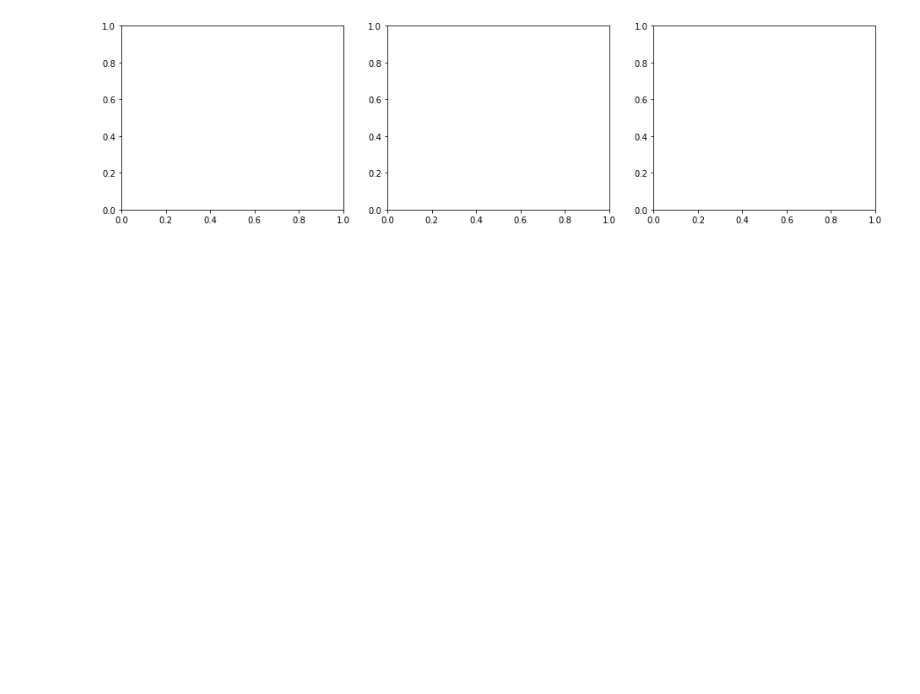
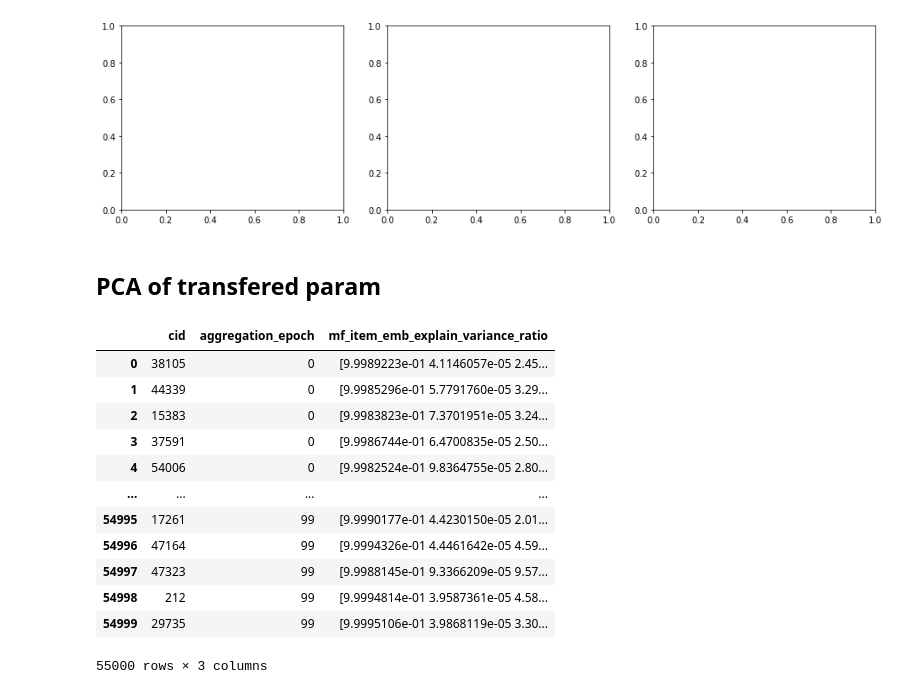
Before and after one commit to tienvu95/LoRA-FedRec, a Jupyter notebook: FederatedTraining/notebooks/WandbViz.ipynb, the cells around one changed output. Cells and saved outputs as stored; diff of their text form; code cells hidden in the pictures; blank space fills up the shorter version.

```diff
--- a/FederatedTraining/notebooks/WandbViz.ipynb
+++ b/FederatedTraining/notebooks/WandbViz.ipynb
@@ -223,3 +224,7 @@ axes[0].legend()
 # %% [output]
 KeyError: 'fedmf64-550-2-229'
 [figure]
+# %% [markdown]
+## PCA of transfered param
+# %%
+df = pd.read_csv("/home/hieunn/workspace/fedrec/LoRA-FedRec/FederatedTraining/outputs/est_pca/pinterest/fedmf32/bs=256_lr=0.5_cl=550_lep=2/2023-09-26_11-51-51/pca_var.csv")
@@ -225,0 +242,16 @@ KeyError: 'fedmf64-550-2-229'
+# %%
+df.mf_item_emb_explain_variance_ratio.apply
+# %% [output]
+|  | cid | aggregation_epoch | mf_item_emb_explain_variance_ratio |
+| 0 | 38105 | 0 | [9.9989223e-01 4.1146057e-05 2.45... |
+| 1 | 44339 | 0 | [9.9985296e-01 5.7791760e-05 3.29... |
+| 2 | 15383 | 0 | [9.9983823e-01 7.3701951e-05 3.24... |
+| 3 | 37591 | 0 | [9.9986744e-01 6.4700835e-05 2.50... |
+| 4 | 54006 | 0 | [9.9982524e-01 9.8364755e-05 2.80... |
+| ... | ... | ... | ... |
+| 54995 | 17261 | 99 | [9.9990177e-01 4.4230150e-05 2.01... |
+| 54996 | 47164 | 99 | [9.9994326e-01 4.4461642e-05 4.59... |
+| 54997 | 47323 | 99 | [9.9988145e-01 9.3366209e-05 9.57... |
+| 54998 | 212 | 99 | [9.9994814e-01 3.9587361e-05 4.58... |
+| 54999 | 29735 | 99 | [9.9995106e-01 3.9868119e-05 3.30... |
+55000 rows × 3 columns
```
Also changed, not shown: parts of 2 cells of this notebook, 10 other files.
